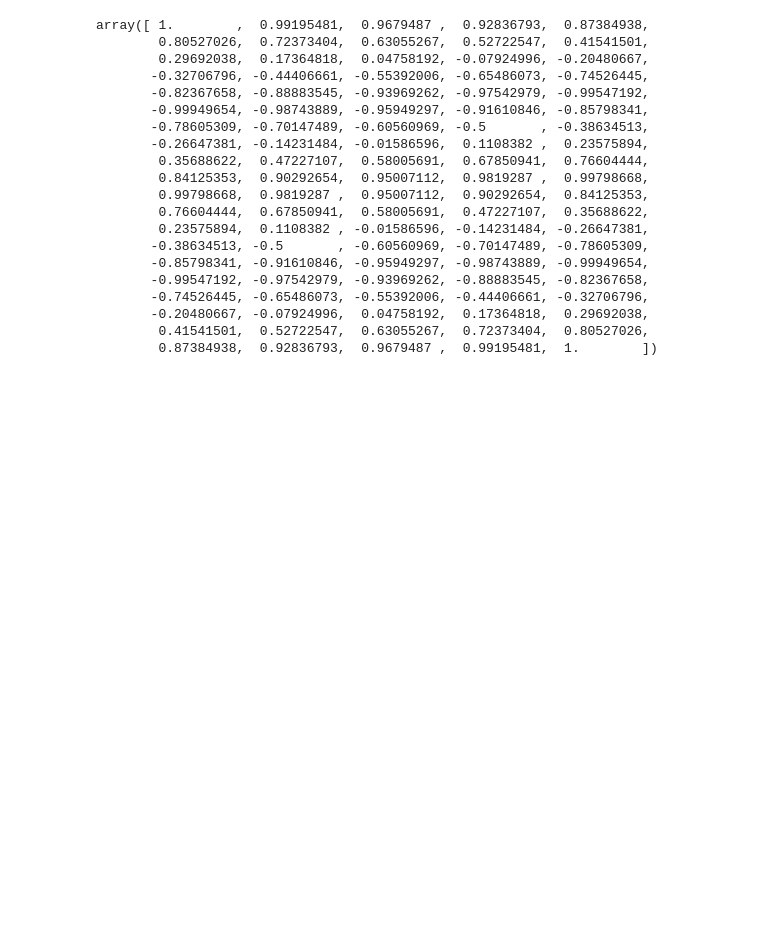
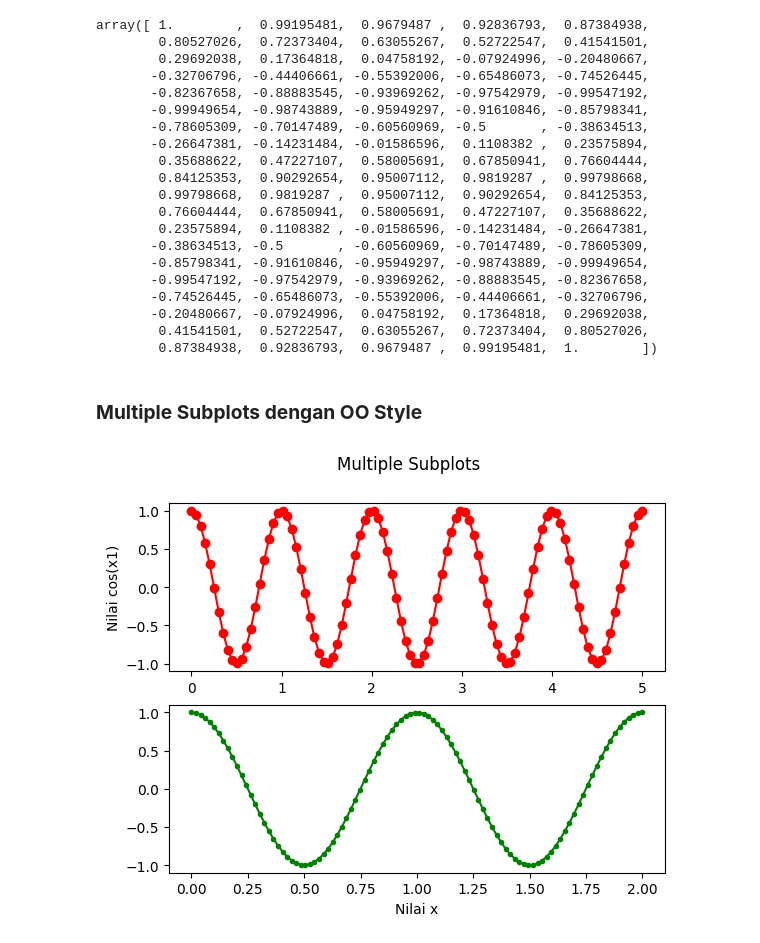
Before and after one commit to LatiefDataVisionary/matplotlib-with-indonesia-belajar, a Jupyter notebook: Matplotlib_03_Multiple_Subplots_|_Belajar_Matplotlib_Dasar_|_Belajar_Visualisasi_Data.ipynb, the cells around one changed output. Drawn from its saved outputs; the diff is of its cells as text; code cells hidden in the pictures; blank space fills up the shorter version.

Commit message:
Multiple Subplots dengan OO Style

```diff
--- a/Matplotlib_03_Multiple_Subplots_|_Belajar_Matplotlib_Dasar_|_Belajar_Visualisasi_Data.ipynb
+++ b/Matplotlib_03_Multiple_Subplots_|_Belajar_Matplotlib_Dasar_|_Belajar_Visualisasi_Data.ipynb
@@ -176,3 +176,20 @@ array([ 1.        ,  0.99195481,  0.9679487 ,  0.92836793,  0.87384938,
        -0.20480667, -0.07924996,  0.04758192,  0.17364818,  0.29692038,
         0.41541501,  0.52722547,  0.63055267,  0.72373404,  0.80527026,
         0.87384938,  0.92836793,  0.9679487 ,  0.99195481,  1.        ])
+# %% [markdown]
+### **Multiple Subplots dengan OO Style**
+# %%
+fig, (ax1, ax2) = plt.subplots(2, 1)
+fig.suptitle('Multiple Subplots')
+
+ax1.plot(x1, y1, 'ro-')
+ax1.set_ylabel('Nilai cos(x1)')
+
+ax2.plot(x2, y2, 'g.-')
+ax2.set_xlabel('nilai cos(x2)')
+
+ax2.set_xlabel('Nilai x')
+
+plt.show()
+# %% [output]
+[figure, added]
```
